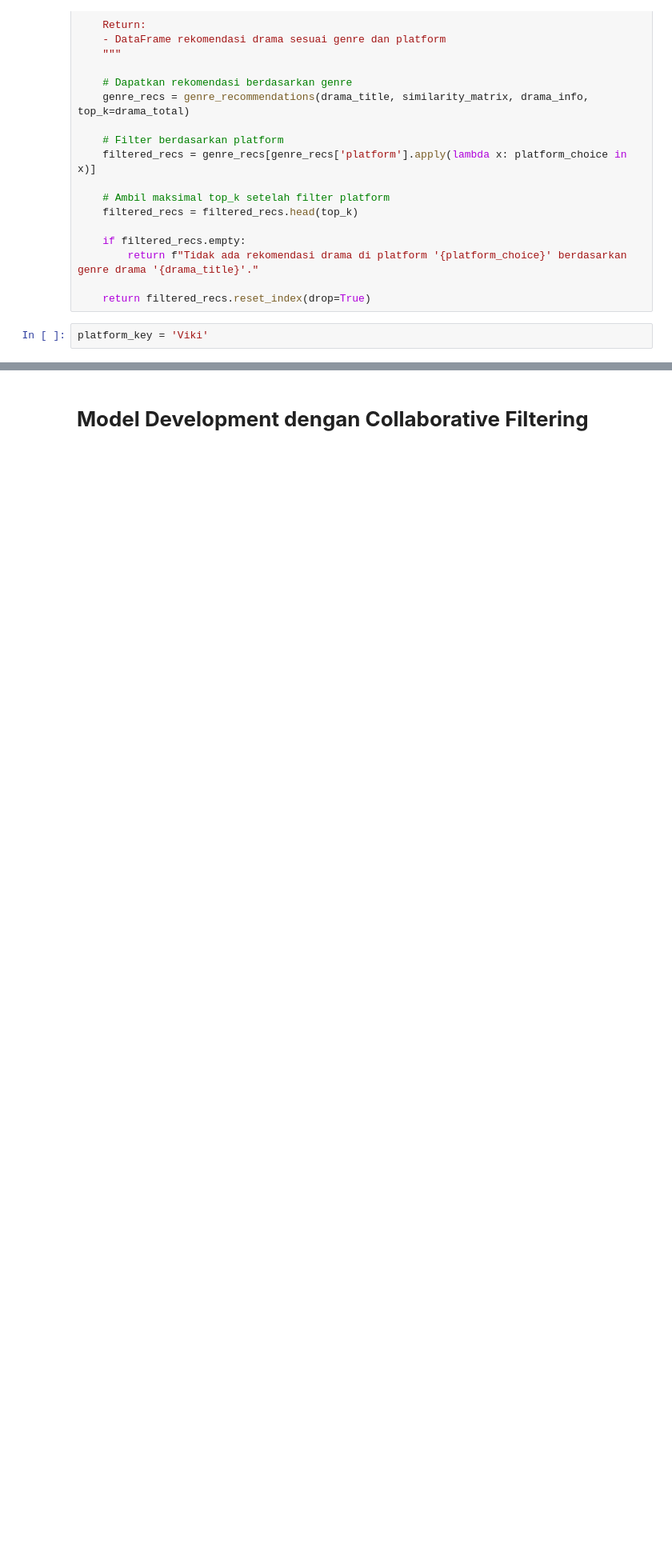
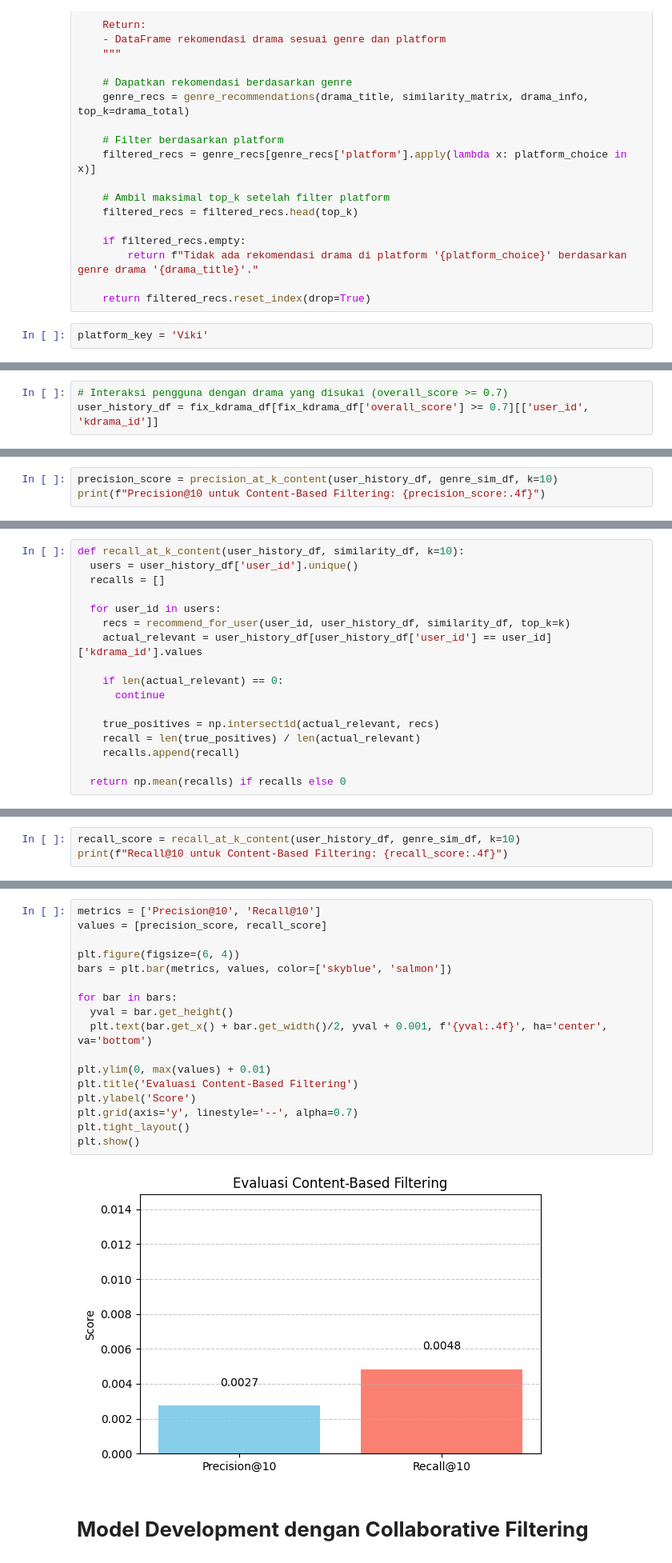
Before and after one commit to sirly82/kdrama-recommendation, a Jupyter notebook: Proyek Akhir Membuat Model Sistem Rekomendasi.ipynb, the cells around one changed output, grey strips where cells are left out. Shown at 80% size. Drawn from its saved outputs; the diff is of its cells as text; blank space fills up the shorter version.

```diff
--- a/Proyek Akhir Membuat Model Sistem Rekomendasi.ipynb
+++ b/Proyek Akhir Membuat Model Sistem Rekomendasi.ipynb
@@ -769,0 +907,3 @@ platform_rekom
+# %%
+# Interaksi pengguna dengan drama yang disukai (overall_score >= 0.7)
+user_history_df = fix_kdrama_df[fix_kdrama_df['overall_score'] >= 0.7][['user_id', 'kdrama_id']]
@@ -769,0 +951,3 @@ platform_rekom
+# %%
+precision_score = precision_at_k_content(user_history_df, genre_sim_df, k=10)
+print(f"Precision@10 untuk Content-Based Filtering: {precision_score:.4f}")
@@ -769,0 +958,17 @@ platform_rekom
+# %%
+def recall_at_k_content(user_history_df, similarity_df, k=10):
+  users = user_history_df['user_id'].unique()
+  recalls = []
+
+  for user_id in users:
+    recs = recommend_for_user(user_id, user_history_df, similarity_df, top_k=k)
+    actual_relevant = user_history_df[user_history_df['user_id'] == user_id]['kdrama_id'].values
+
+    if len(actual_relevant) == 0:
+      continue
+
+    true_positives = np.intersect1d(actual_relevant, recs)
+    recall = len(true_positives) / len(actual_relevant)
+    recalls.append(recall)
+
+  return np.mean(recalls) if recalls else 0
@@ -769,0 +977,3 @@ platform_rekom
+# %%
+recall_score = recall_at_k_content(user_history_df, genre_sim_df, k=10)
+print(f"Recall@10 untuk Content-Based Filtering: {recall_score:.4f}")
@@ -770,3 +992,22 @@ platform_rekom
+# %%
+metrics = ['Precision@10', 'Recall@10']
+values = [precision_score, recall_score]
+
+plt.figure(figsize=(6, 4))
+bars = plt.bar(metrics, values, color=['skyblue', 'salmon'])
+
+for bar in bars:
+  yval = bar.get_height()
+  plt.text(bar.get_x() + bar.get_width()/2, yval + 0.001, f'{yval:.4f}', ha='center', va='bottom')
+
+plt.ylim(0, max(values) + 0.01)
+plt.title('Evaluasi Content-Based Filtering')
+plt.ylabel('Score')
+plt.grid(axis='y', linestyle='--', alpha=0.7)
+plt.tight_layout()
+plt.show()
+# %% [output]
+[figure, added]
 # %% [markdown]
 # **Model Development dengan Collaborative Filtering**
 # %%
```
Also changed, not shown: parts of 54 cells of this notebook, 2 other files.
